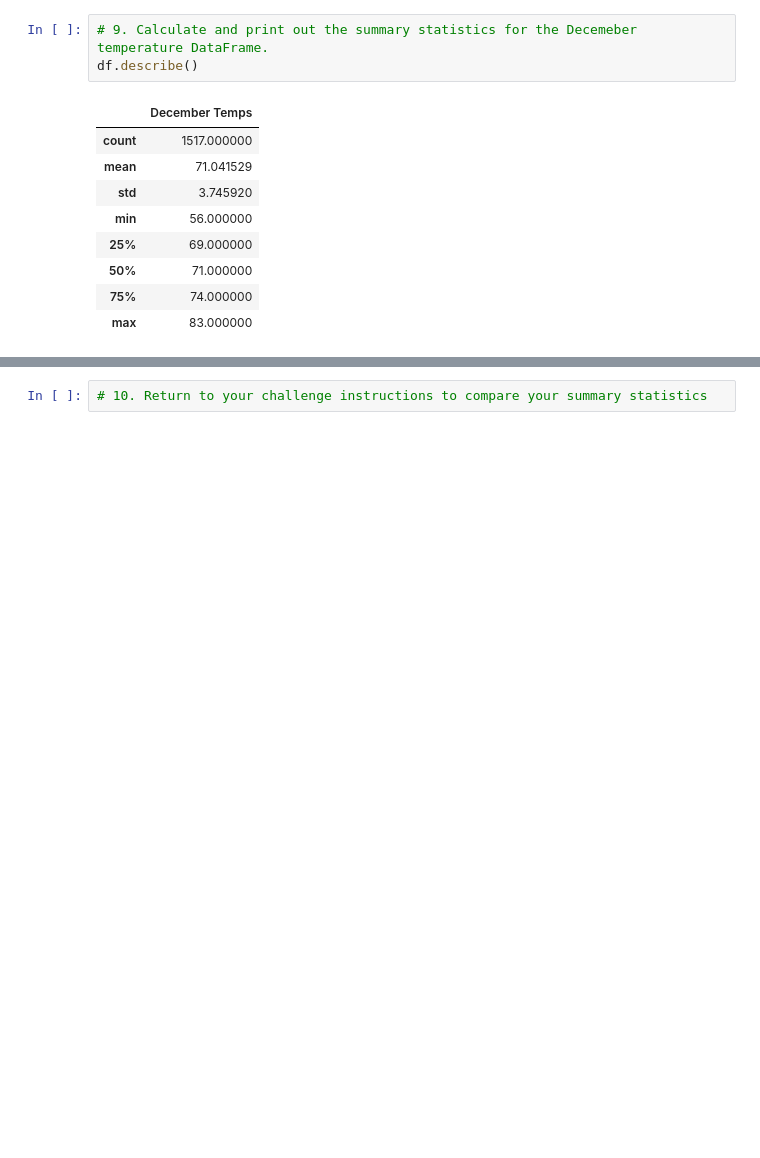
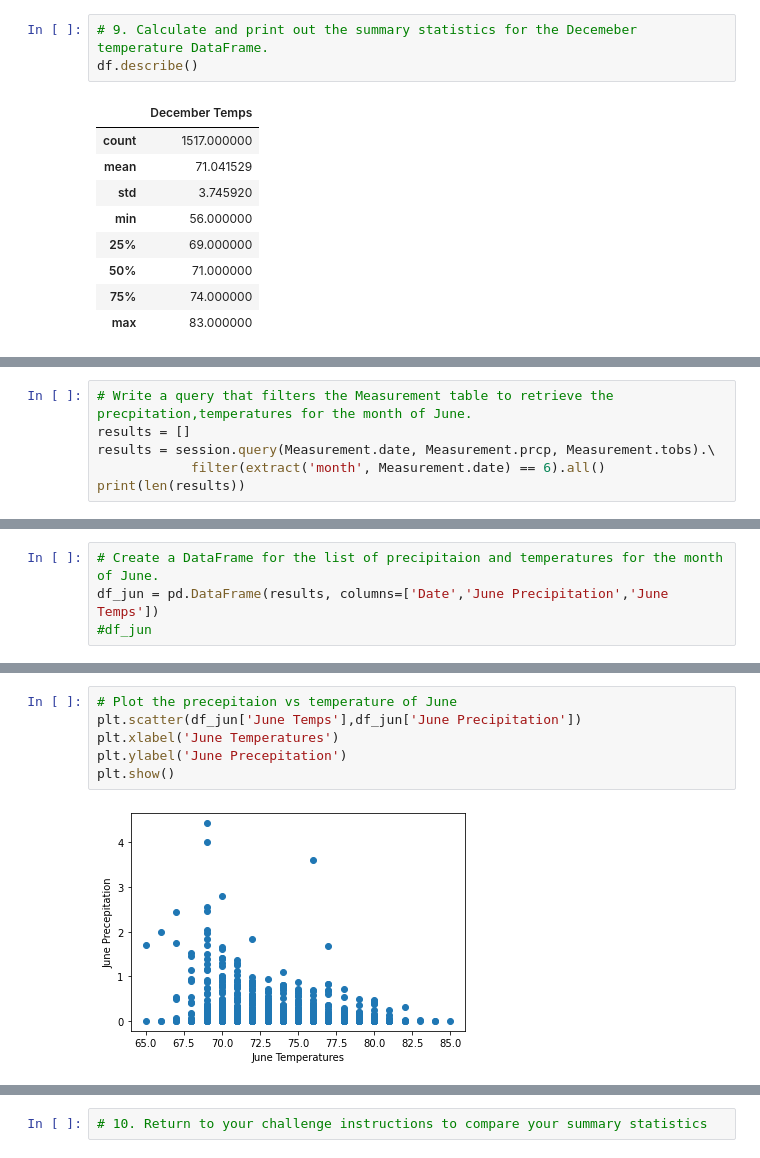
Before and after one commit to vneeraja/surfs_up, a Jupyter notebook: SurfsUp_Challenge.ipynb, the cells around one changed output, grey strips where cells are left out. Cells and saved outputs as stored; diff of their text form; blank space fills up the shorter version.

Commit message:
Added code to check precipitation distribution for temperatures in Oahu

```diff
--- a/SurfsUp_Challenge.ipynb
+++ b/SurfsUp_Challenge.ipynb
@@ -119,0 +123,6 @@ df.describe()
+# %%
+# Write a query that filters the Measurement table to retrieve the precpitation,temperatures for the month of June.
+results = []
+results = session.query(Measurement.date, Measurement.prcp, Measurement.tobs).\
+            filter(extract('month', Measurement.date) == 6).all()
+print(len(results))
@@ -119,0 +131,4 @@ df.describe()
+# %%
+# Create a DataFrame for the list of precipitaion and temperatures for the month of June.
+df_jun = pd.DataFrame(results, columns=['Date','June Precipitation','June Temps'])
+#df_jun
@@ -119,0 +173,8 @@ df.describe()
+# %%
+# Plot the precepitaion vs temperature of June
+plt.scatter(df_jun['June Temps'],df_jun['June Precipitation'])
+plt.xlabel('June Temperatures')
+plt.ylabel('June Precepitation')
+plt.show()
+# %% [output]
+[figure, added]
```
Also changed, not shown: parts of 11 cells of this notebook.
